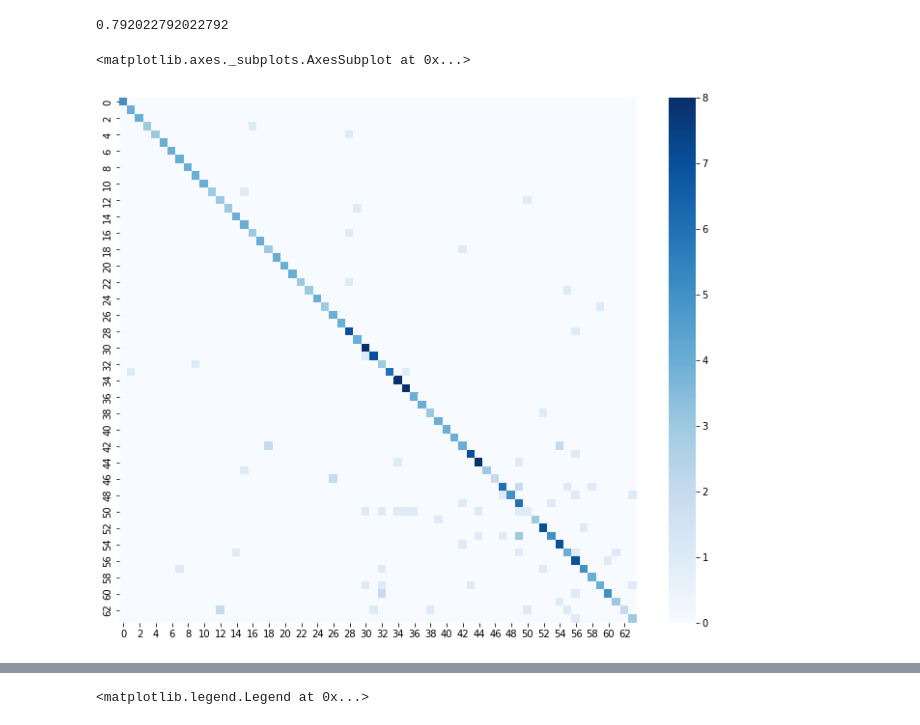
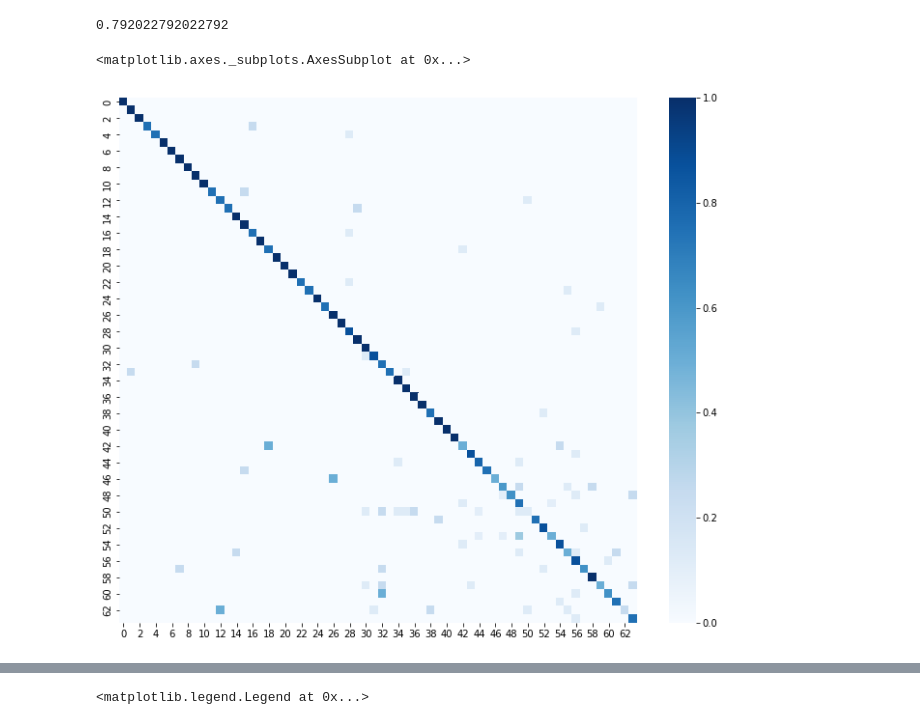
Before and after one commit to ffelicioni/conv3d_video, a Jupyter notebook: clasificar_hands.ipynb, the cells around one changed output, grey strips where cells are left out. Saved outputs shown, nothing was run; the diff lists cells and outputs as text; code cells hidden in the pictures.

```diff
--- a/clasificar_hands.ipynb
+++ b/clasificar_hands.ipynb
@@ -473,10 +473,11 @@ accuracy(np.array(df_test.ID)-1,y_pred)
 # %%
 confusion_calculada=confusion(np.array(df_test.ID)-1,y_pred).astype(int)
 names=df.id_name.unique()
 
 plt.figure(figsize=(12,10))
 import seaborn as sns
-sns.heatmap(confusion_calculada, cmap="Blues") #,annot=True
+confusion_normalizada=confusion_calculada / confusion_calculada.astype(np.float64).sum(axis=1)
+sns.heatmap(confusion_normalizada, cmap="Blues") #,annot=True
 # %% [output]
 <matplotlib.axes._subplots.AxesSubplot at 0x...>
-[figure, old version]
+[figure, new version]
```
Also changed, not shown: parts of 11 cells of this notebook.
